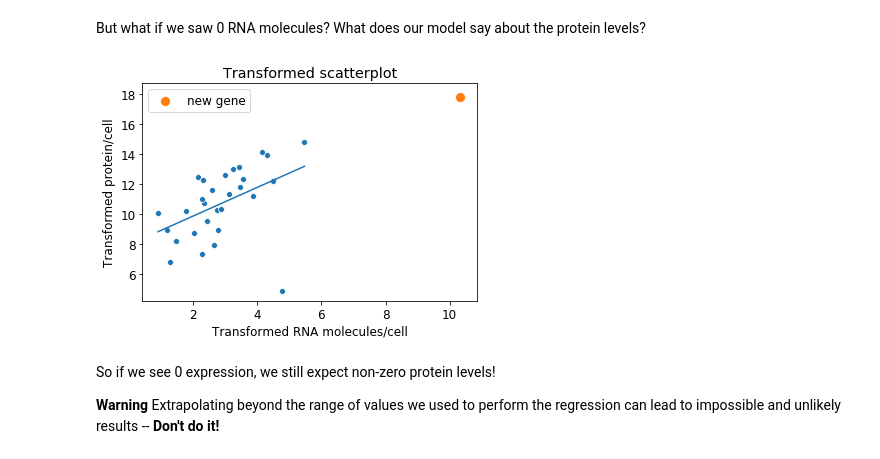
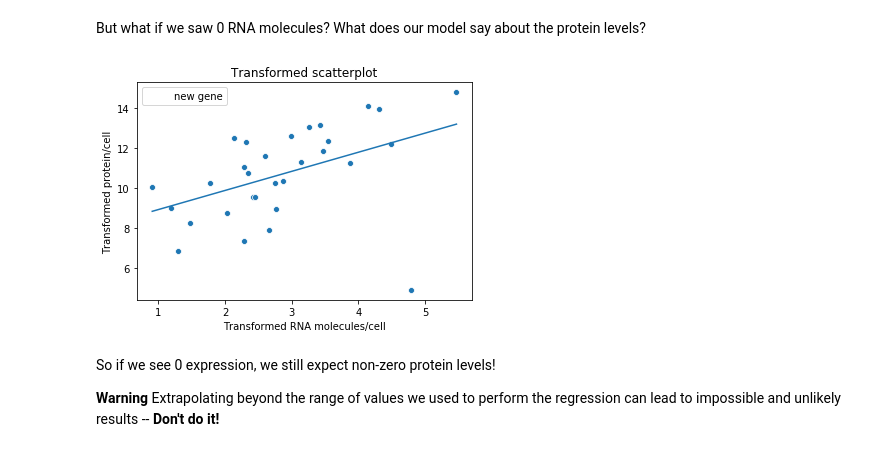
Before and after one commit to asizemore/data_science_seminar_upenn20, a Jupyter notebook: Linear_regression_part2_07162020.ipynb, the cells around one changed output. Saved outputs shown, nothing was run; the diff lists cells and outputs as text; code cells hidden in the pictures.

```diff
--- a/Linear_regression_part2_07162020.ipynb
+++ b/Linear_regression_part2_07162020.ipynb
@@ -228,21 +230,21 @@ But what if we saw 0 RNA molecules? What does our model say about the protein le
 # %%
 ## Change the value of new_gene_rna
 
-new_gene_rna = 30000
+new_gene_rna = 0
 
 # Plot the new data point where we expect it to fall on our scatter
 transformed_new_gene = np.log(new_gene_rna)
 
 # Plot!
 sns.scatterplot(transformed_rna, transformed_protein)
 sns.lineplot(transformed_rna, a_transformed + b_transformed*transformed_rna)
 sns.scatterplot([transformed_new_gene], [a_transformed + b_transformed*transformed_new_gene], s=100, label = "new gene")
 
 plt.xlabel("Transformed RNA molecules/cell")
 plt.ylabel("Transformed protein/cell")
 plt.title("Transformed scatterplot");
 # %% [output]
-[figure, old version]
+[figure, new version]
 # %% [markdown]
 So if we see 0 expression, we still expect non-zero protein levels!
 
```
Also changed, not shown: parts of 21 cells of this notebook, 5 other files.
